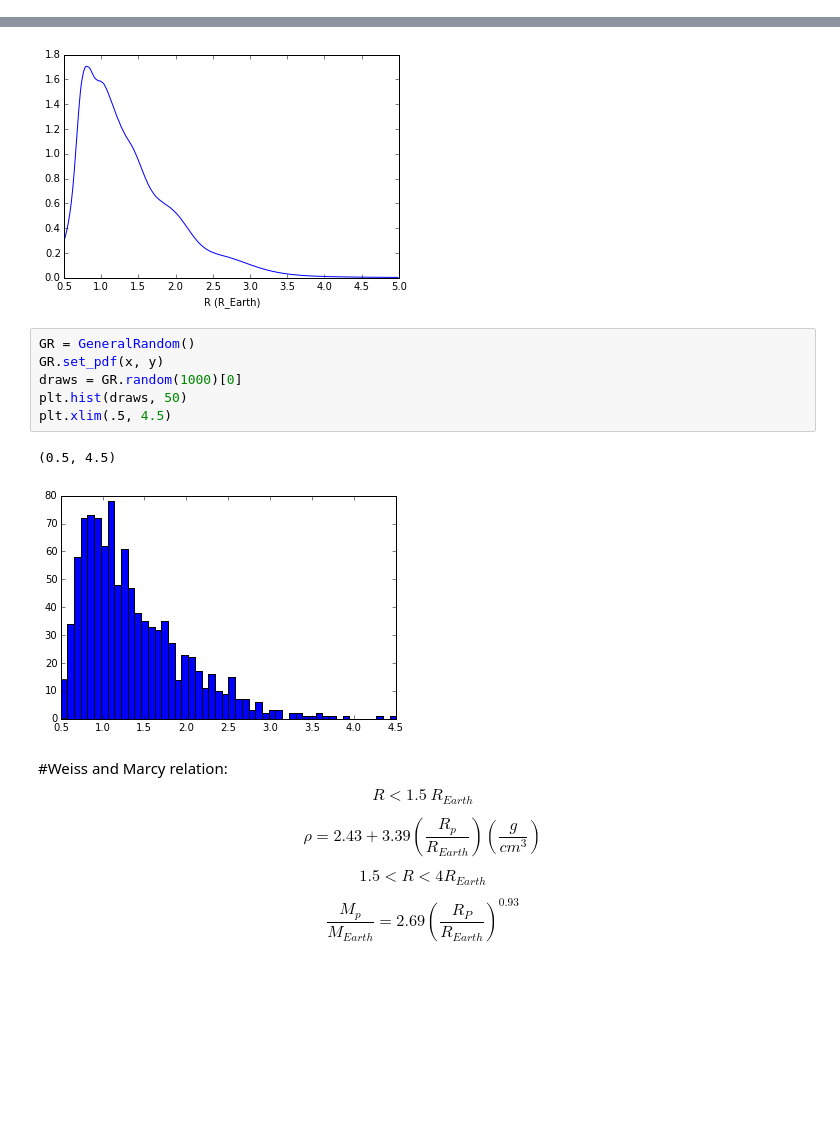
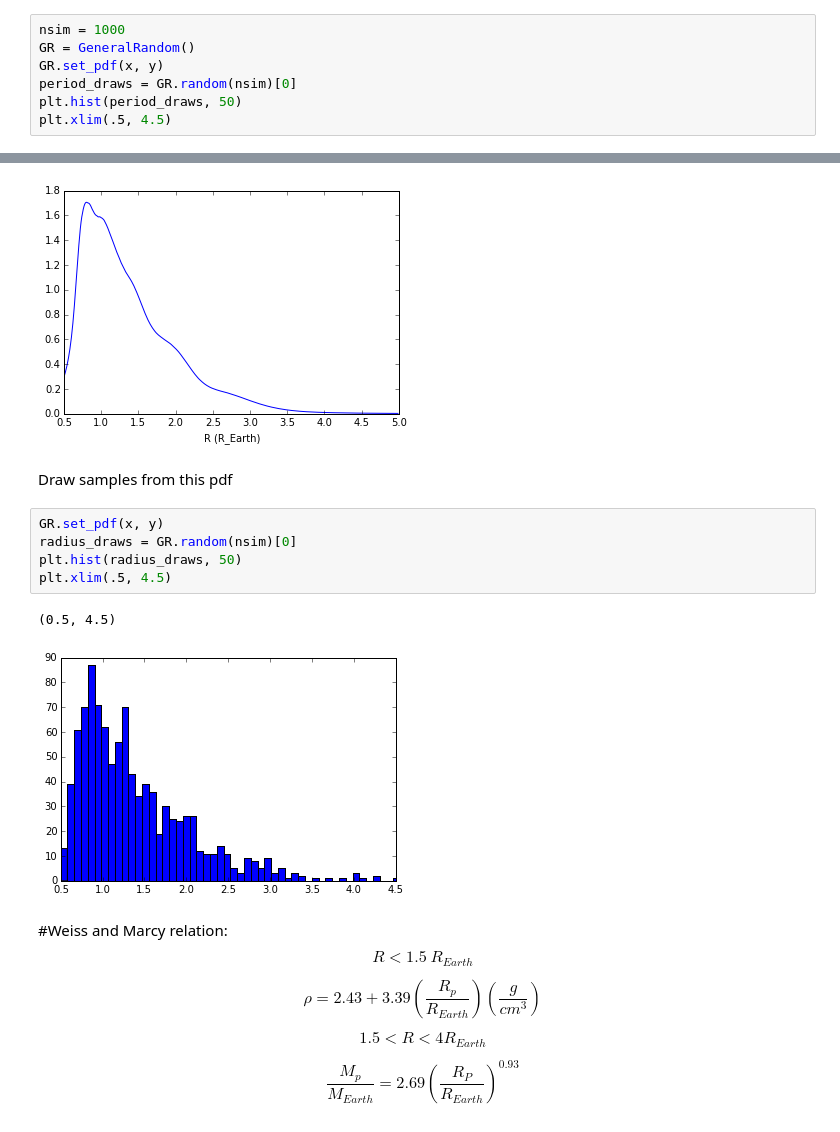
Before and after one commit to RuthAngus/Mdwarfs, a Jupyter notebook: Radius_distribution.ipynb, the cells around one changed output, grey strips where cells are left out. Cells and saved outputs as stored; diff of their text form; blank space fills up the shorter version.

```diff
--- a/Radius_distribution.ipynb
+++ b/Radius_distribution.ipynb
@@ -40,0 +44,7 @@ plt.xlabel("log10 Period (days)")
+# %%
+nsim = 1000
+GR = GeneralRandom()
+GR.set_pdf(x, y)
+period_draws = GR.random(nsim)[0]
+plt.hist(period_draws, 50)
+plt.xlim(.5, 4.5)
@@ -47,15 +60,16 @@ plt.xlabel("R (R_Earth)")
 # %% [output]
 <matplotlib.text.Text at 0x...>
 [figure]
+# %% [markdown]
+Draw samples from this pdf
 # %%
-GR = GeneralRandom()
 GR.set_pdf(x, y)
-draws = GR.random(1000)[0]
-plt.hist(draws, 50)
+radius_draws = GR.random(nsim)[0]
+plt.hist(radius_draws, 50)
 plt.xlim(.5, 4.5)
 # %% [output]
 (0.5, 4.5)
-[figure, old version]
+[figure, new version]
 # %% [markdown]
 #Weiss and Marcy relation:
 $$R < 1.5~R_{Earth}$$
```
Also changed, not shown: parts of 16 cells of this notebook, 2 other files.
